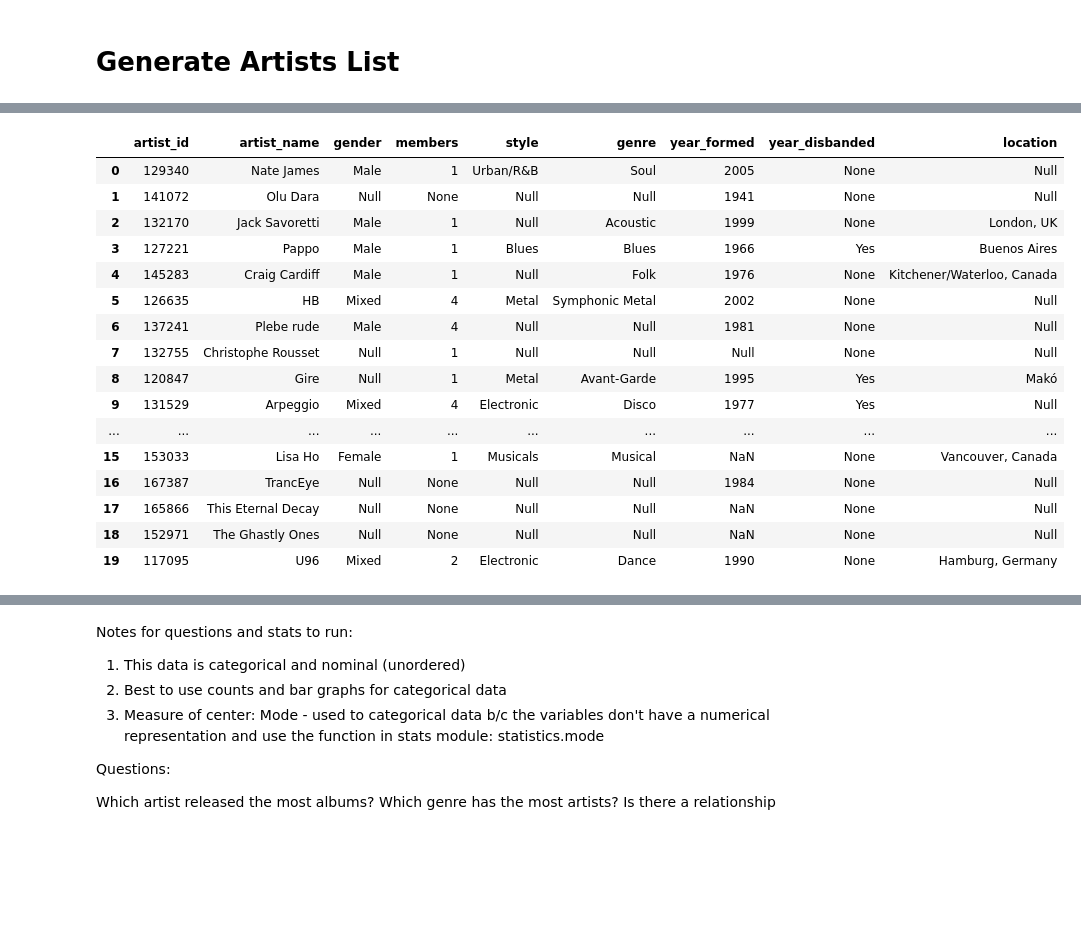
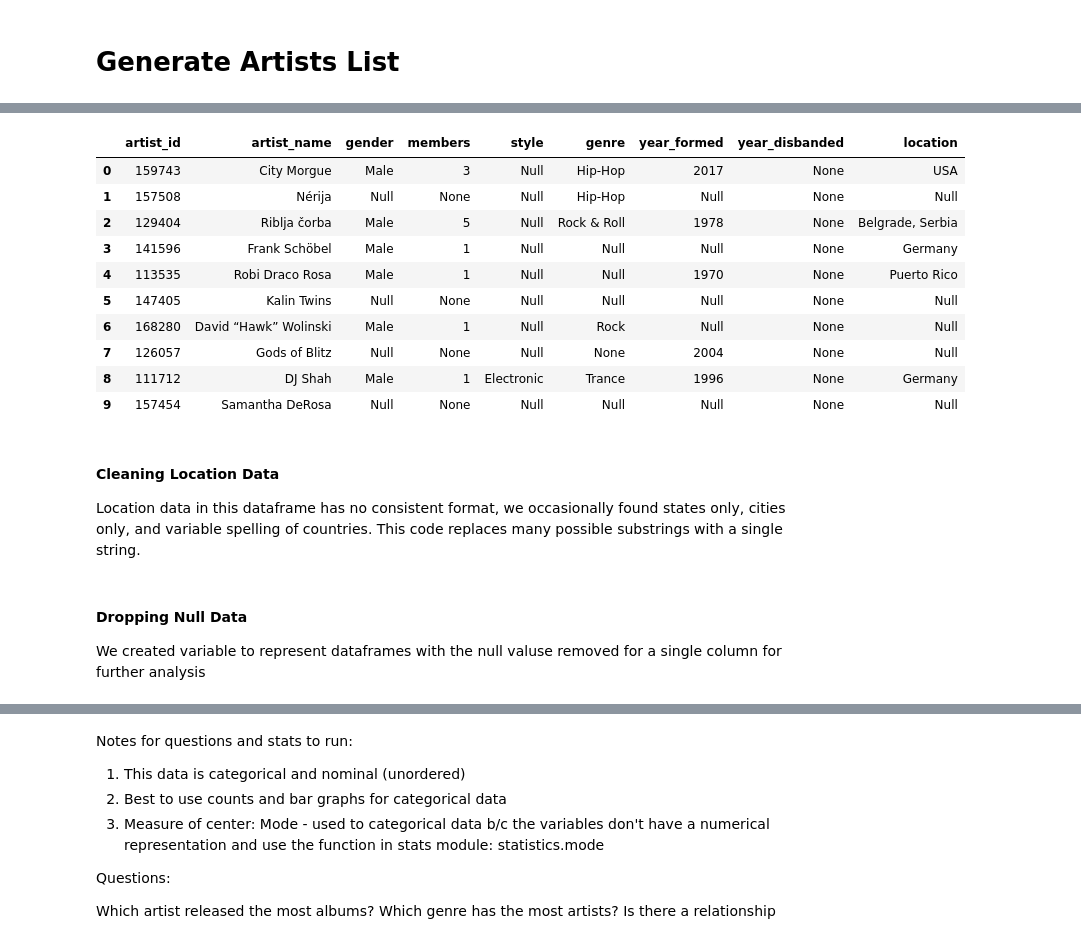
Before and after one commit to existentialplantperson/Week_08_COVID_analysis, a Jupyter notebook: Audio_Data_Update.ipynb, the cells around one changed output, grey strips where cells are left out. Drawn from its saved outputs; the diff is of its cells as text; code cells hidden in the pictures; blank space fills up the shorter version.

```diff
--- a/Audio_Data_Update.ipynb
+++ b/Audio_Data_Update.ipynb
@@ -22,10 +34,9 @@ artist_names = []
 # %%
 #generate random numbers in the range of available artist IDs
 #used to populate artist_names list
-random_nums = np.random.randint(low=100000, high=170000, size=800)
-#print(ran_ids)
+random_nums = np.random.randint(low=100000, high=170000, size=1000)
 
-#test with known IDs and intentional erroes
+#test with known IDs and intentional errors
 #random_nums = [112024, 0, 100000, 114364]
 # %%
 #create a base url
@@ -148,38 +147,34 @@ audio_df.head(20)
 # %%
-# Cleaning the data: replace the 0s, None, and empty strings with null. Year disbanded: replaced None to no, meaning that they haven't disbanded
 #To only replace empty values for one column, specify the column name for the DataFrame:
 #df["Calories"].fillna(130, inplace = True)
 
 audio_df['year_disbanded'].replace({2021 : 'No'}, inplace = True)
 #audio_df_nan = audio_df.replace(0, np.nan)
 audio_df['year_formed'].replace({None: 'Null', '0' : np.nan}, inplace = True)
 audio_df['gender'].replace({None: 'Null', '' : 'Null'}, inplace = True)
 audio_df['location'].replace({None: 'Null', '' : 'Null'}, inplace = True)
 audio_df['style'].replace({'' : 'Null', None : 'Null'}, inplace = True)
 audio_df['genre'].replace({'' : 'Null'}, inplace = True)
 
 
 #cols = ['year_formed',"gender","BootSize","SuitSize","Type"]
 #df2[cols] = df2[cols].replace({'0':np.nan, 0:np.nan})
-audio_df.head(20)
+audio_df.head(10)
 # %% [output]
 |  | artist_id | artist_name | gender | members | style | genre | year_formed | year_disbanded | location |
-| 0 | 129340 | Nate James | Male | 1 | Urban/R&B | Soul | 2005 | None | Null |
-| 1 | 141072 | Olu Dara | Null | None | Null | Null | 1941 | None | Null |
-| 2 | 132170 | Jack Savoretti | Male | 1 | Null | Acoustic | 1999 | None | London, UK |
-| 3 | 127221 | Pappo | Male | 1 | Blues | Blues | 1966 | Yes | Buenos Aires |
-| 4 | 145283 | Craig Cardiff | Male | 1 | Null | Folk | 1976 | None | Kitchener/Waterloo, Canada |
-| 5 | 126635 | HB | Mixed | 4 | Metal | Symphonic Metal | 2002 | None | Null |
-| 6 | 137241 | Plebe rude | Male | 4 | Null | Null | 1981 | None | Null |
-| 7 | 132755 | Christophe Rousset | Null | 1 | Null | Null | Null | None | Null |
-| 8 | 120847 | Gire | Null | 1 | Metal | Avant-Garde | 1995 | Yes | Makó |
-| 9 | 131529 | Arpeggio | Mixed | 4 | Electronic | Disco | 1977 | Yes | Null |
-| ... | ... | ... | ... | ... | ... | ... | ... | ... | ... |
-| 15 | 153033 | Lisa Ho | Female | 1 | Musicals | Musical | NaN | None | Vancouver, Canada |
-| 16 | 167387 | TrancEye | Null | None | Null | Null | 1984 | None | Null |
-| 17 | 165866 | This Eternal Decay | Null | None | Null | Null | NaN | None | Null |
-| 18 | 152971 | The Ghastly Ones | Null | None | Null | Null | NaN | None | Null |
-| 19 | 117095 | U96 | Mixed | 2 | Electronic | Dance | 1990 | None | Hamburg, Germany |
+| 0 | 159743 | City Morgue | Male | 3 | Null | Hip-Hop | 2017 | None | USA |
+| 1 | 157508 | Nérija | Null | None | Null | Hip-Hop | Null | None | Null |
+| 2 | 129404 | Riblja čorba | Male | 5 | Null | Rock & Roll | 1978 | None | Belgrade, Serbia |
+| 3 | 141596 | Frank Schöbel | Male | 1 | Null | Null | Null | None | Germany |
+| 4 | 113535 | Robi Draco Rosa | Male | 1 | Null | Null | 1970 | None | Puerto Rico |
+| 5 | 147405 | Kalin Twins | Null | None | Null | Null | Null | None | Null |
+| 6 | 168280 | David “Hawk” Wolinski | Male | 1 | Null | Rock | Null | None | Null |
+| 7 | 126057 | Gods of Blitz | Null | None | Null | None | 2004 | None | Null |
+| 8 | 111712 | DJ Shah | Male | 1 | Electronic | Trance | 1996 | None | Germany |
+| 9 | 157454 | Samantha DeRosa | Null | None | Null | Null | Null | None | Null |
+# %% [markdown]
+#### Cleaning Location Data
+Location data in this dataframe has no consistent format, we occasionally found states only, cities only, and variable spelling of countries.  This code replaces many possible substrings with a single string.
 # %%
 #replacing and correcting location strings
 #replace strings that contain a given value with an entire string
@@ -250,6 +245,9 @@ audio_df.loc[audio_df['location'].str.contains
 audio_df.loc[audio_df['location'].str.contains
              ('Mexico',
               na=False, case=False, regex=True), 'location'] = 'Mexico'
+# %% [markdown]
+#### Dropping Null Data
+We created variable to represent dataframes with the null valuse removed for a single column for further analysis
 # %%
 #REPLACE AND DROP NAN FOR INDIVIDUAL COLUMNS
 #assign individual variables for individual columns with null dropped
```
Also changed, not shown: parts of 63 cells of this notebook, 1 other file.
